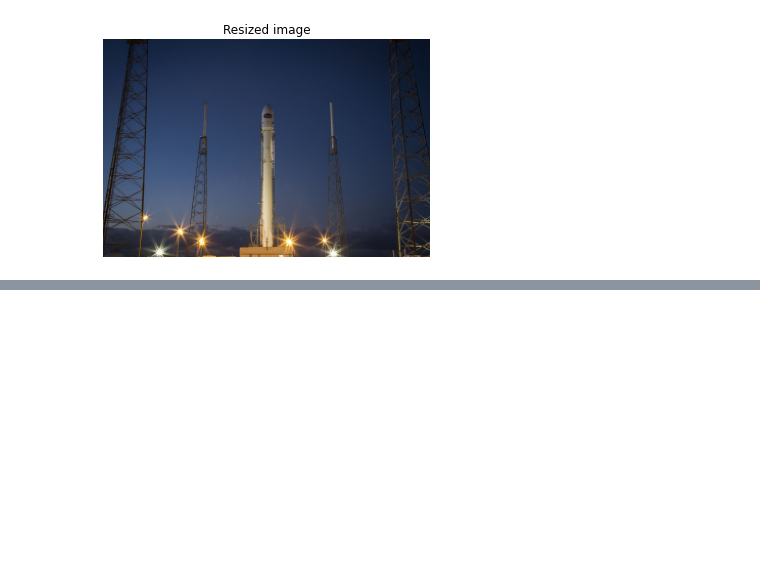
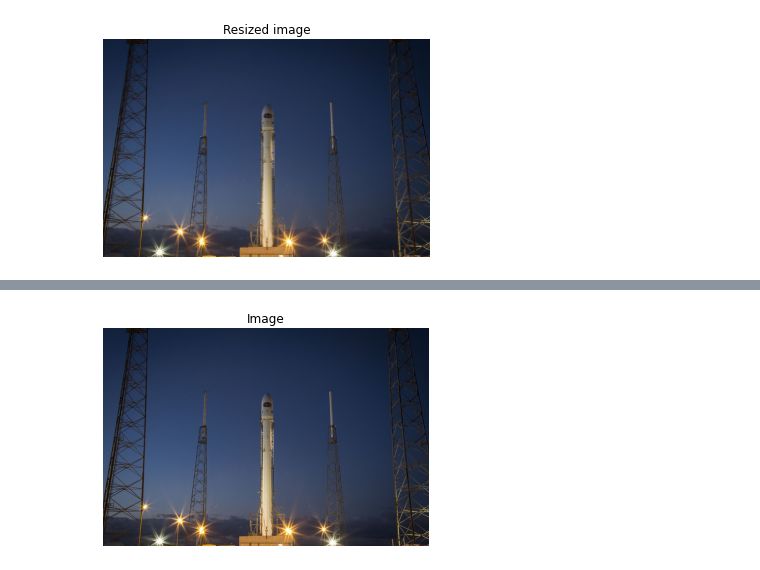
Before and after one commit to aravindh698/rep2, a Jupyter notebook: imageprocessing.ipynb, the cells around one changed output, grey strips where cells are left out. Cells and saved outputs as stored; diff of their text form; code cells hidden in the pictures; blank space fills up the shorter version.

```diff
--- a/imageprocessing.ipynb
+++ b/imageprocessing.ipynb
@@ -180,0 +153,6 @@ def show_detected_face(result, detected, title="Face image"):
+# %%
+from skimage.restoration import denoise_bilateral
+y=denoise_bilateral(rocket_image,multichannel=True)
+show_image(y)
+# %% [output]
+[figure, added]
```
Also changed, not shown: parts of 9 cells of this notebook.
